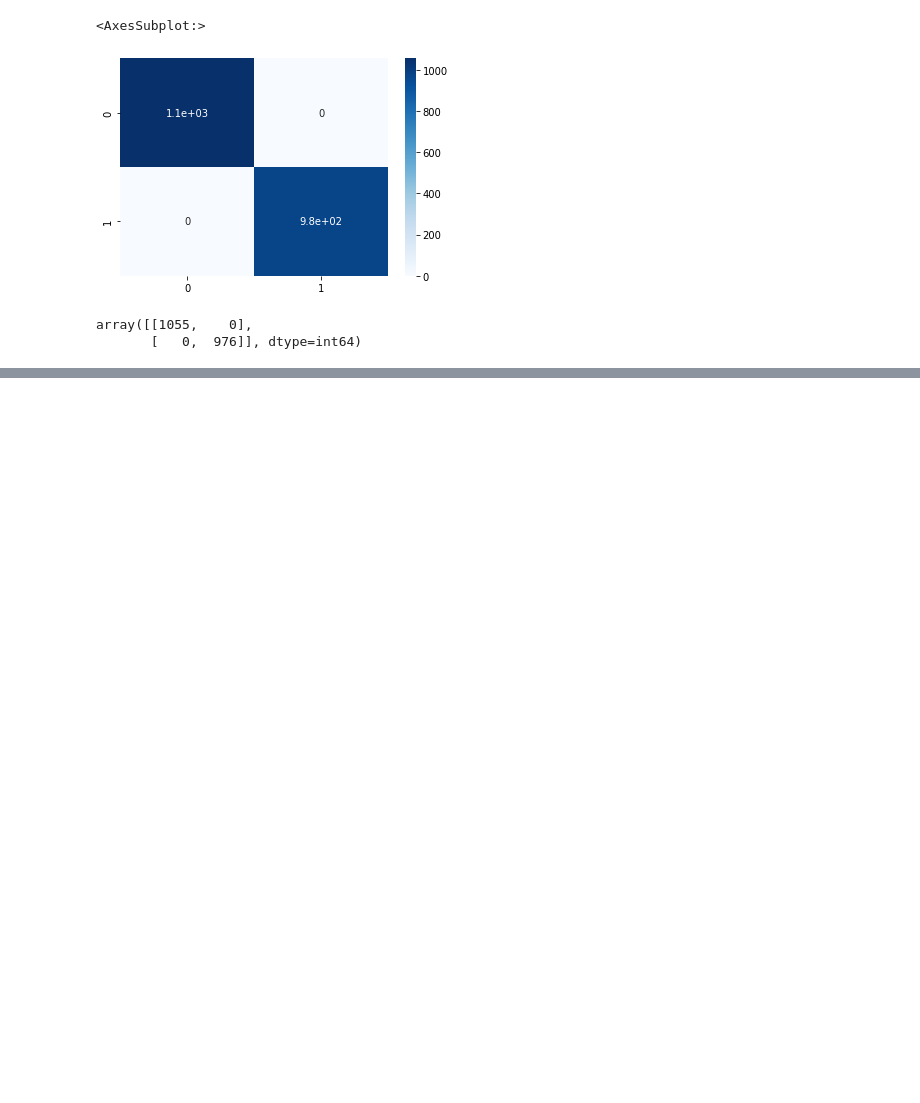
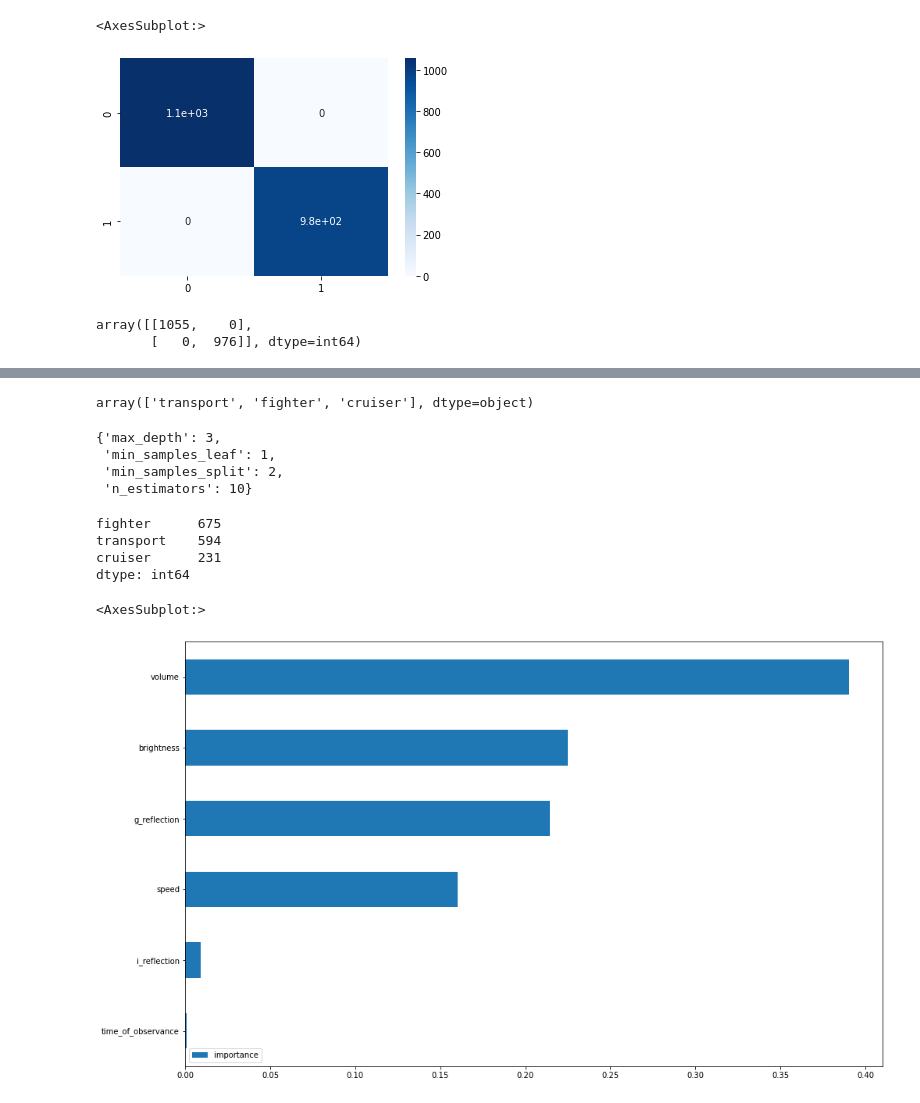
Before and after one commit to MACTEP-Python/DataScience_and_Machine_Learning, a Jupyter notebook: DS_ML3_3_5.ipynb, the cells around one changed output, grey strips where cells are left out. Saved outputs shown, nothing was run; the diff lists cells and outputs as text; code cells hidden in the pictures; blank space fills up the shorter version.

```diff
--- a/DS_ML3_3_5.ipynb
+++ b/DS_ML3_3_5.ipynb
@@ -102,0 +113,24 @@ array([[1055,    0],
+# %%
+df['class'].unique()
+# %% [output]
+array(['transport', 'fighter', 'cruiser'], dtype=object)
+# %%
+X_train = df.iloc[:,1:]
+# %%
+y_train = df['class']
+# %%
+RF_clf = RandomForestClassifier()
+parameters = {'n_estimators': range(10, 50, 10),
+              'max_depth': range(1, 12, 2),
+              'min_samples_split': range(2, 9, 2),
+              'min_samples_leaf': range(1, 7)}
+grid_search_cv_clf = GridSearchCV(RF_clf, parameters, cv=3,  n_jobs=-1)
+grid_search_cv_clf.fit(X_train, y_train)
+grid_search_cv_clf.best_params_
+# %% [output]
+{'max_depth': 3,
+ 'min_samples_leaf': 1,
+ 'min_samples_split': 2,
+ 'n_estimators': 10}
+# %%
+RF_clf = RandomForestClassifier(**grid_search_cv_clf.best_params_).fit(X_train, y_train)
@@ -102,0 +141,14 @@ array([[1055,    0],
+# %%
+df_predicted = pd.Series(RF_clf.predict(X_test))
+df_predicted.value_counts()
+# %% [output]
+fighter      675
+transport    594
+cruiser      231
+dtype: int64
+# %%
+imp = pd.DataFrame(RF_clf.feature_importances_, index=X_train.columns, columns=['importance']) # Создаем датафрейм с фичами и распределяем их по степени важности
+imp.sort_values('importance').plot(kind='barh', figsize=(16, 10)) # отрисовываем фичи в порядке убывания
+# %% [output]
+<AxesSubplot:>
+[figure, added]
```
Also changed, not shown: parts of 5 cells of this notebook.
